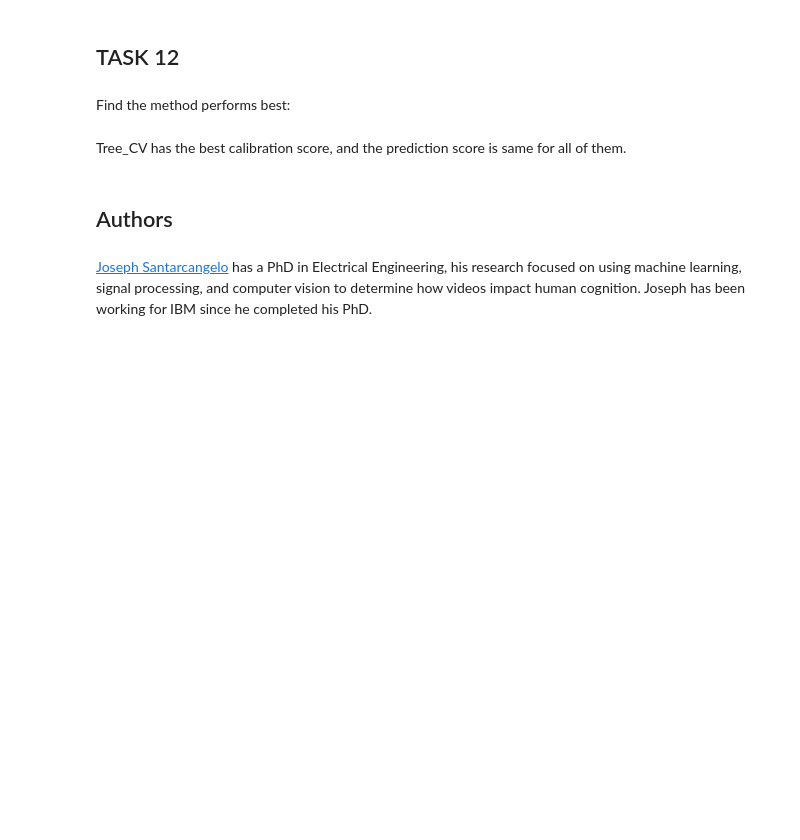
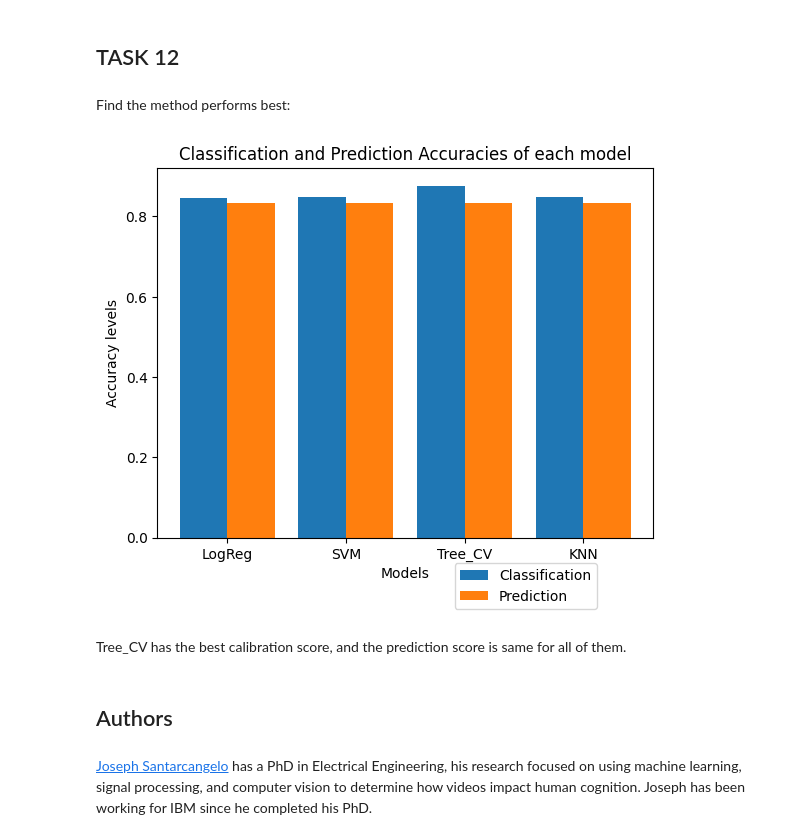
Before and after one commit to gchaudhuri/coursera_applied_data_sc_capstone, a Jupyter notebook: week 4/SpaceX_Machine Learning Prediction_Part_5.ipynb, the cells around one changed output. Cells and saved outputs as stored; diff of their text form; code cells hidden in the pictures; blank space fills up the shorter version.

```diff
--- a/week 4/SpaceX_Machine Learning Prediction_Part_5.ipynb
+++ b/week 4/SpaceX_Machine Learning Prediction_Part_5.ipynb
@@ -269,4 +274,5 @@ GridSearchCV(cv=10, estimator=DecisionTreeClassifier(),
 # %%
 print("tuned hpyerparameters :(best parameters) ",tree_cv.best_params_)
-print("accuracy :",tree_cv.best_score_)
+tree_train_acc= tree_cv.best_score_
+print("accuracy :", tree_train_acc)
 # %% [output]
@@ -282,0 +285,3 @@ test set accuracy : 0.8333333333333334
+# %%
+tree_test_acc = tree_cv.score(X_test, Y_test)
+print("test set accuracy :", tree_test_acc)
@@ -307,7 +314,8 @@ GridSearchCV(cv=10, estimator=KNeighborsClassifier(),
                          'p': [1, 2]})
 # %%
 print("tuned hpyerparameters :(best parameters) ",knn_cv.best_params_)
-print("accuracy :",knn_cv.best_score_)
+knn_train_acc = knn_cv.best_score_
+print("accuracy :", knn_train_acc)
 # %% [output]
 tuned hpyerparameters :(best parameters)  {'algorithm': 'auto', 'n_neighbors': 10, 'p': 1}
 accuracy : 0.8482142857142858
@@ -321,0 +326,3 @@ test set accuracy : 0.8333333333333334
+# %%
+knn_test_acc = knn_cv.score(X_test, Y_test)
+print("test set accuracy :", knn_test_acc)
@@ -330,6 +339,29 @@ plot_confusion_matrix(Y_test,yhat)
 ## TASK  12
 # %% [markdown]
 Find the method performs best:
+# %%
+# Make a bar graph to compare all the results
+
+import numpy as np
+import matplotlib.pyplot as plt
+
+x_axis_label = ['LogReg','SVM','Tree_CV','KNN']
+train_acc = [logreg_train_acc, svm_train_acc, tree_train_acc, knn_train_acc]
+test_acc = [logreg_test_acc, svm_test_acc, tree_test_acc, knn_test_acc]
+
+x_axis = np.arange(len(x_axis_label))
+
+plt.bar(x_axis - 0.2, train_acc, 0.4, label = 'Classification')
+plt.bar(x_axis + 0.2, test_acc, 0.4, label = 'Prediction')
+
+plt.xticks(x_axis, x_axis_label)
+plt.xlabel("Models")
+plt.ylabel("Accuracy levels")
+plt.title("Classification and Prediction Accuracies of each model")
+plt.legend(bbox_to_anchor=(0.9, -0.05))
+plt.show()
+# %% [output]
+[figure, added]
 # %% [markdown]
 Tree_CV has the best calibration score, and the prediction score is same for all of them.
 # %% [markdown]
```
Also changed, not shown: parts of 14 cells of this notebook.
